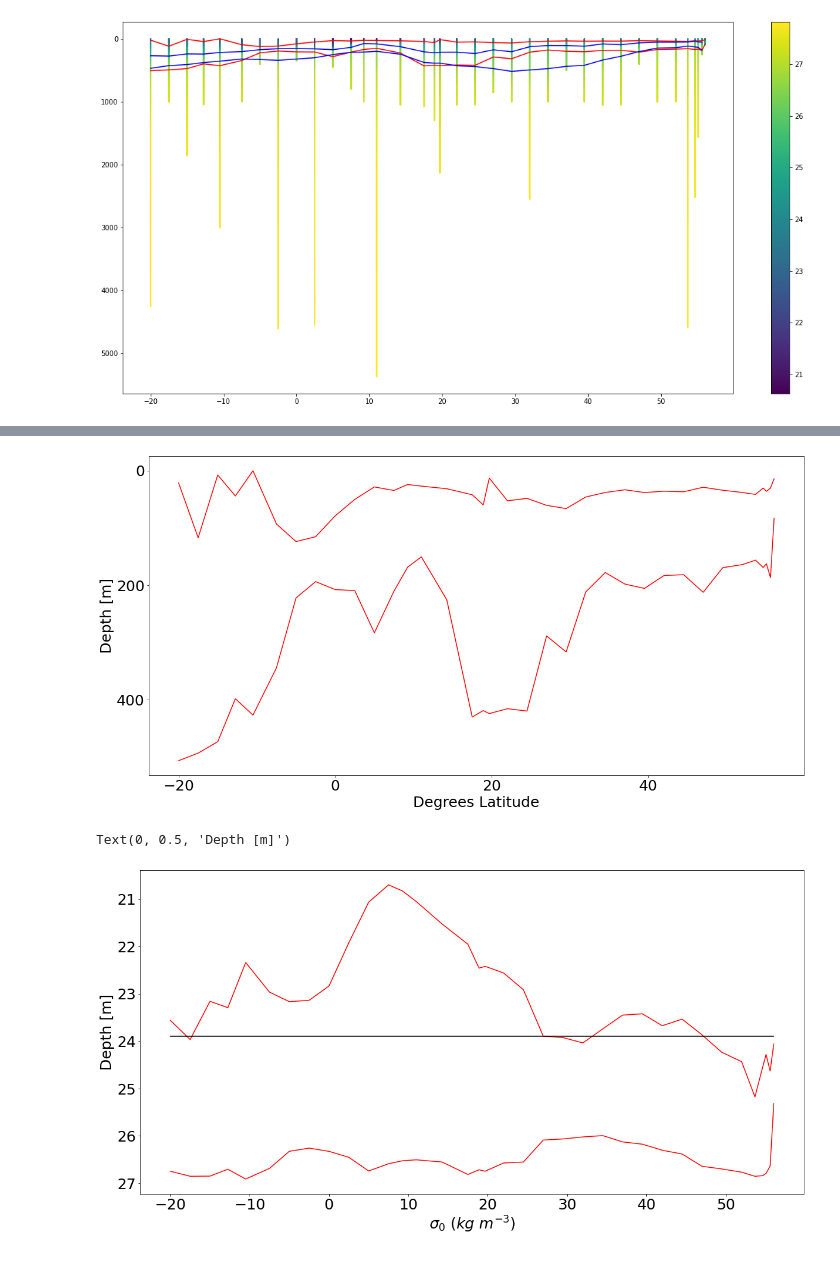
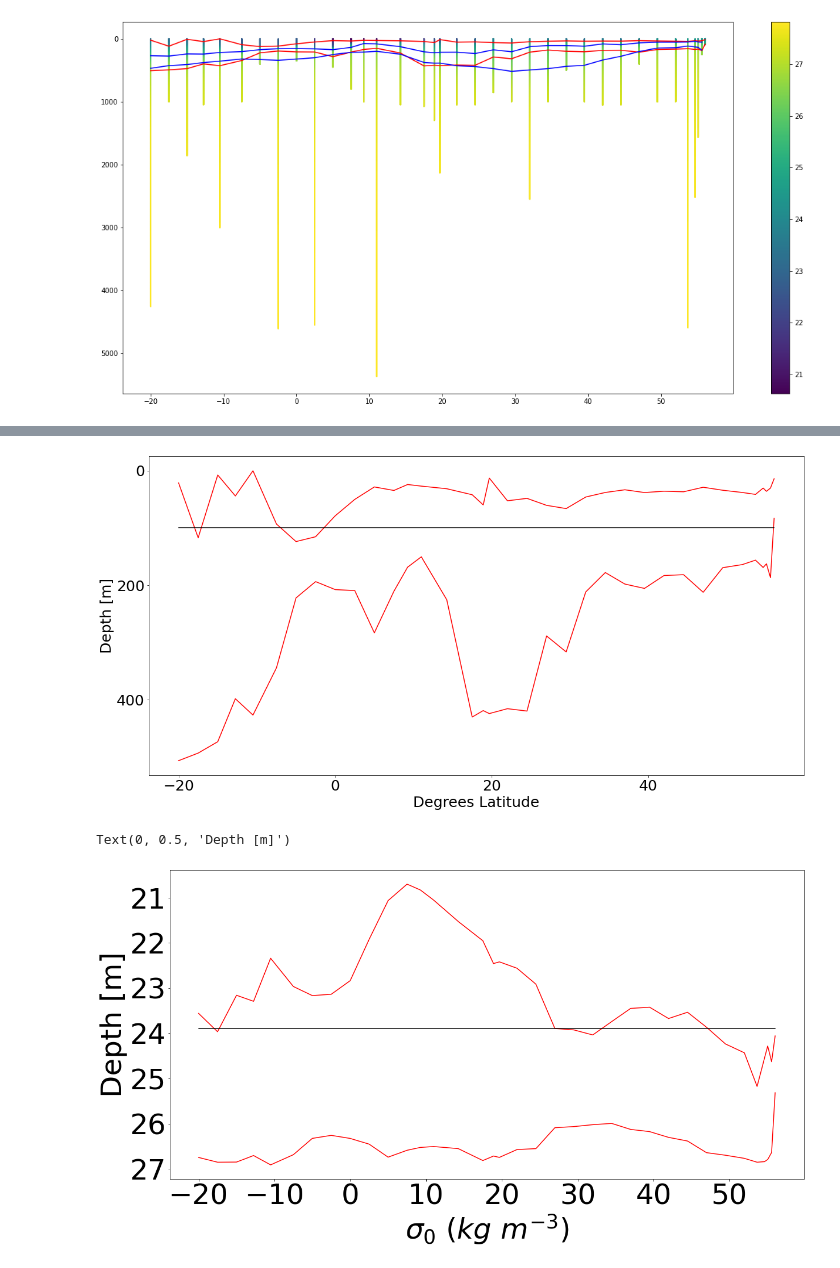
Before and after one commit to nitrogenlab/GP15_watermassanalysis, a Jupyter notebook: ThermoclineSplittingDev.ipynb, the cells around one changed output, grey strips where cells are left out. Saved outputs shown, nothing was run; the diff lists cells and outputs as text; code cells hidden in the pictures.

Commit message:
BottomPlotsUpdate

```diff
--- a/ThermoclineSplittingDev.ipynb
+++ b/ThermoclineSplittingDev.ipynb
@@ -374,7 +383,13 @@ AttributeError: ignored
 # %%
+
+#set up variable with depth above which there is no GLODAP data
+no_data_depth=[depth_threshold]
+no_data_depth=np.repeat(no_data_depth, len(tc_lats))
+#plot figure
 plt.figure(figsize=(20,10))
 plt.plot(tc_lats, tcstart_depths, color="red")
 plt.plot(tc_lats, tcend_depths, color="red")
+plt.plot(tc_lats, no_data_depth, color="black")
 #plt.plot(tc_lats, old_tcstart_depths, color="blue")
 #plt.plot(tc_lats, old_tcend_depths, color="blue")
 plt.ylim(plt.ylim()[1], plt.ylim()[0])
@@ -383,25 +398,25 @@ plt.xlabel('Degrees Latitude')
 plt.ylabel('Depth [m]')
 plt.show()
 # %% [output]
-[figure, old version]
+[figure, new version]
 # %%
 tcstart_sig0 = np.array([x["sig0_cutoffs"][0] for x in station_to_tcstartend.values()])
 tcend_sig0 = np.array([x["sig0_cutoffs"][1] for x in station_to_tcstartend.values()])
 tcstart_sig0 = tcstart_sig0[argsort_lats]
 tcend_sig0 = tcend_sig0[argsort_lats]
 no_data=[23.899]
-no_data_array=np.repeat(arr, len(tc_lats))
+no_data_array=np.repeat(no_data, len(tc_lats))
 
 23.899, 36
 plt.figure(figsize=(20,10))
 #plt.scatter(toplot_dataset["lat"], toplot_dataset["sig0"], s=1)
 plt.gca().invert_yaxis()
 plt.plot(tc_lats, tcstart_sig0, color="red")
 plt.plot(tc_lats, tcend_sig0, color="red")
 plt.plot(tc_lats, no_data_array, color="black")
 plt.rcParams.update({'font.size': 25})
 plt.xlabel('$σ_0$ ($kg$ $m^{-3}$)')
 plt.ylabel('Depth [m]')
 # %% [output]
 Text(0, 0.5, 'Depth [m]')
-[figure, old version]
+[figure, new version]
```
Also changed, not shown: parts of 4 cells of this notebook.
